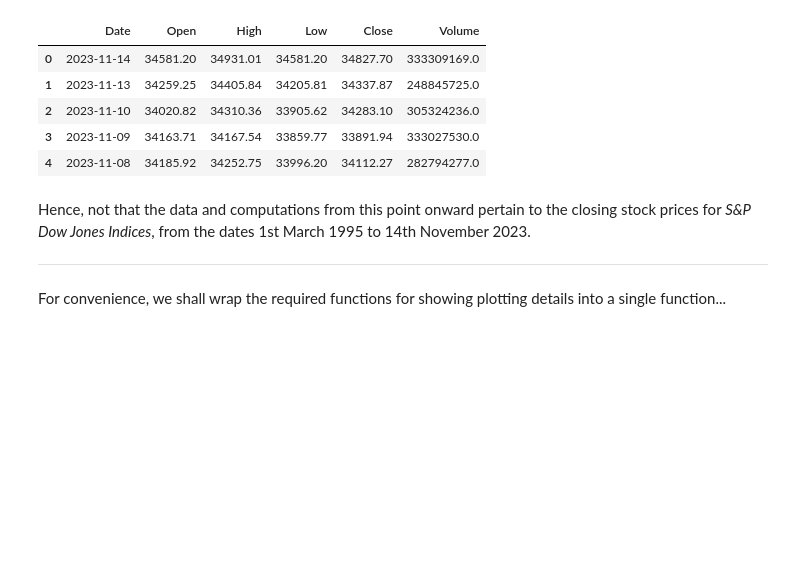
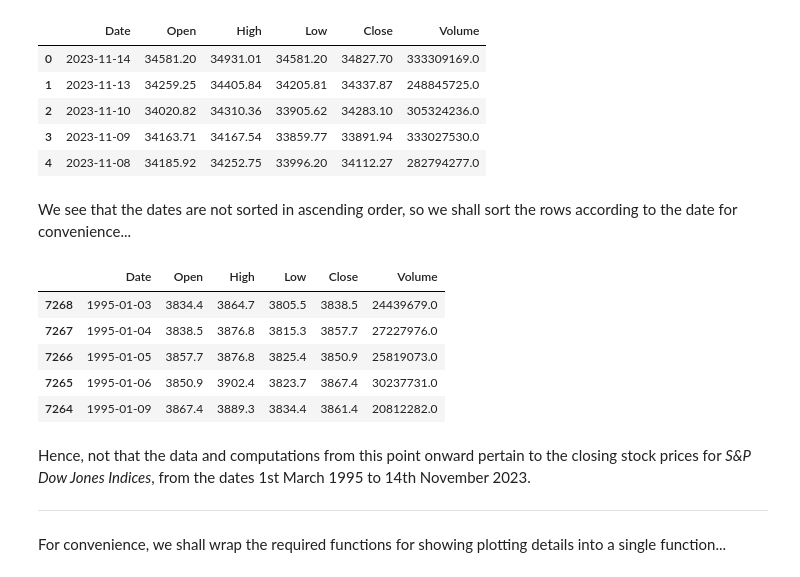
Before and after one commit to pranigopu/appliedStatistics, a Jupyter notebook: lab3/lab3-submission.ipynb, the cells around one changed output. Cells and saved outputs as stored; diff of their text form; code cells hidden in the pictures; blank space fills up the shorter version.

```diff
--- a/lab3/lab3-submission.ipynb
+++ b/lab3/lab3-submission.ipynb
@@ -175,6 +175,18 @@ data.head()
 | 2 | 2023-11-10 | 34020.82 | 34310.36 | 33905.62 | 34283.10 | 305324236.0 |
 | 3 | 2023-11-09 | 34163.71 | 34167.54 | 33859.77 | 33891.94 | 333027530.0 |
 | 4 | 2023-11-08 | 34185.92 | 34252.75 | 33996.20 | 34112.27 | 282794277.0 |
+# %% [markdown]
+We see that the dates are not sorted in ascending order, so we shall sort the rows according to the date for convenience...
+# %%
+data = data.sort_values(by="Date")
+data.head()
+# %% [output]
+|  | Date | Open | High | Low | Close | Volume |
+| 7268 | 1995-01-03 | 3834.4 | 3864.7 | 3805.5 | 3838.5 | 24439679.0 |
+| 7267 | 1995-01-04 | 3838.5 | 3876.8 | 3815.3 | 3857.7 | 27227976.0 |
+| 7266 | 1995-01-05 | 3857.7 | 3876.8 | 3825.4 | 3850.9 | 25819073.0 |
+| 7265 | 1995-01-06 | 3850.9 | 3902.4 | 3823.7 | 3867.4 | 30237731.0 |
+| 7264 | 1995-01-09 | 3867.4 | 3889.3 | 3834.4 | 3861.4 | 20812282.0 |
 # %% [markdown]
 Hence, not that the data and computations from this point onward pertain to the closing stock prices for _S&P Dow Jones Indices_, from the dates 1st March 1995 to 14th November 2023.
 
```
Also changed, not shown: parts of 10 cells of this notebook.
